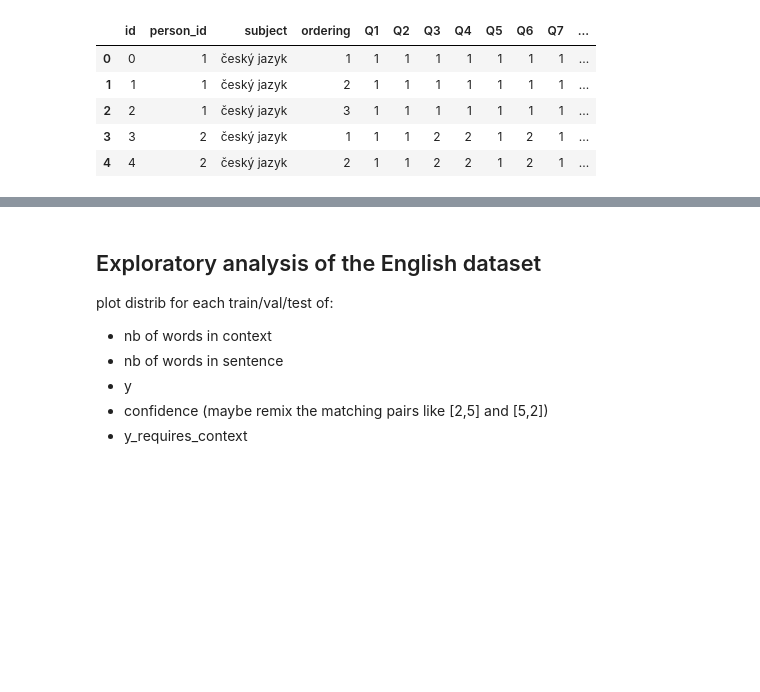
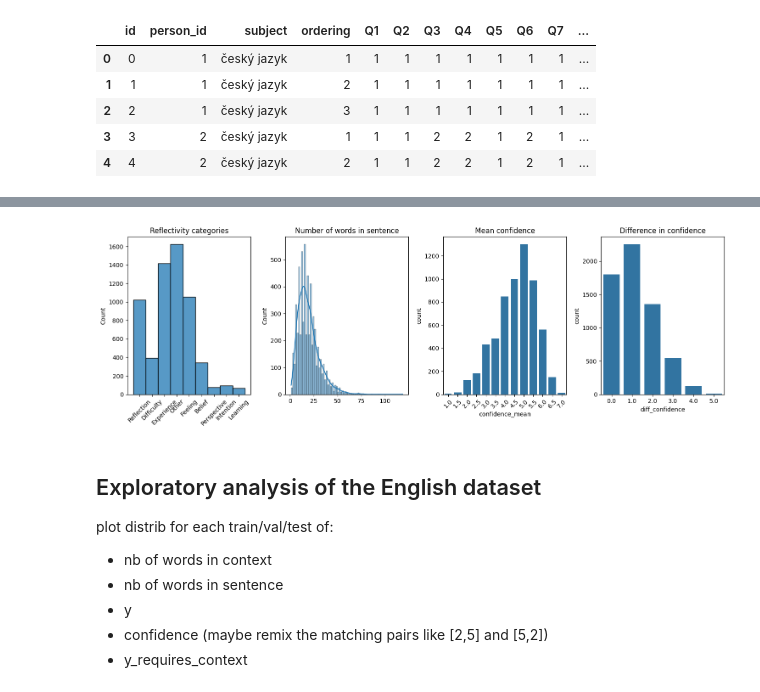
Before and after one commit to Maximelel/ML4ED_SSL_approaches, a Jupyter notebook: reflection-classification_notebook.ipynb, the cells around one changed output, grey strips where cells are left out. Drawn from its saved outputs; the diff is of its cells as text; code cells hidden in the pictures; blank space fills up the shorter version.

```diff
--- a/reflection-classification_notebook.ipynb
+++ b/reflection-classification_notebook.ipynb
@@ -60,3 +69,63 @@ Lenght testing set : 339
+# %%
+# Applying custom categorical order to training set
+df_copy = sentences_en_tr.copy()
+M_catType = CategoricalDtype(categories = ['Reflection', 'Difficulty', 'Experience', 'Other', 'Feeling', 'Belief', 'Perspective', 'Intention', 'Learning'], ordered = True)
+
+def add_mean_confidence(df):
+    df['confidence_mean'] = np.zeros(len(df))
+    for idx, pair in enumerate(df['confidence']):
+        df['confidence_mean'].iloc[idx] = np.array(re.findall(r'\d+', pair)).astype(float).mean()
+    return df
+
+def add_diff_confidence(df):
+    idx_single_conf = []
+    df['diff_confidence'] = np.zeros(len(df))
+    for idx, pair in enumerate(df["confidence"]):
+        pair = np.array(re.findall(r'\d+', pair)).astype(float)
+        if len(pair) == 1:
+            diff = 0
+            idx_single_conf.append(idx)
+        else :
+            diff = np.abs(pair[0] - pair[1])
+        df['diff_confidence'].iloc[idx] = diff
+    return df, idx_single_conf
+
+fig, axs = plt.subplots(1,4, figsize = (15,5))
+
+# categories
+df_copy['y'] = df_copy['y'].astype(M_catType)
+sns.histplot(df_copy['y'], ax = axs[0])
+axs[0].set_title("Reflectivity categories")
+axs[0].set_xlabel("")
+axs[0].tick_params(axis='x',labelrotation = 45)
+
+# number of words in sentence
+sns.histplot([len(str(sentence).split()) for sentence in df_copy['sentence']], ax = axs[1], kde = True)
+axs[1].set_title("Number of words in sentence")
+
+# mean confidence
+df_copy = add_mean_confidence(df_copy)
+sns.countplot(data = df_copy, x = 'confidence_mean', ax=axs[2])
+axs[2].set_title(f'Mean confidence')
+axs[2].tick_params(axis='x',labelrotation = 45)
+
+#diff confidence
+df_copy, _ = add_diff_confidence(df_copy)
+sns.countplot(data = df_copy, x = 'diff_confidence', ax=axs[3])
+axs[3].set_title(f'Difference in confidence')
+
+
+# number of words in context
+# sns.histplot([len(str(sentence).split()) for sentence in df_copy['context']], ax = axs[1], kde = True)
+# axs[1].set_title("Number of words in context")
+
+# requires_context
+# df_copy['y_requires_context'].replace({np.nan : 'no value'}, inplace=True)
+# sns.countplot(data = df_copy, x = 'y_requires_context', ax=axs[2])
+plt.tight_layout()
+plt.show()
+# %% [output]
+[figure, added]
 # %% [markdown]
 ## Exploratory analysis of the English dataset
 
```
Also changed, not shown: parts of 2 cells of this notebook, 1 other file.
